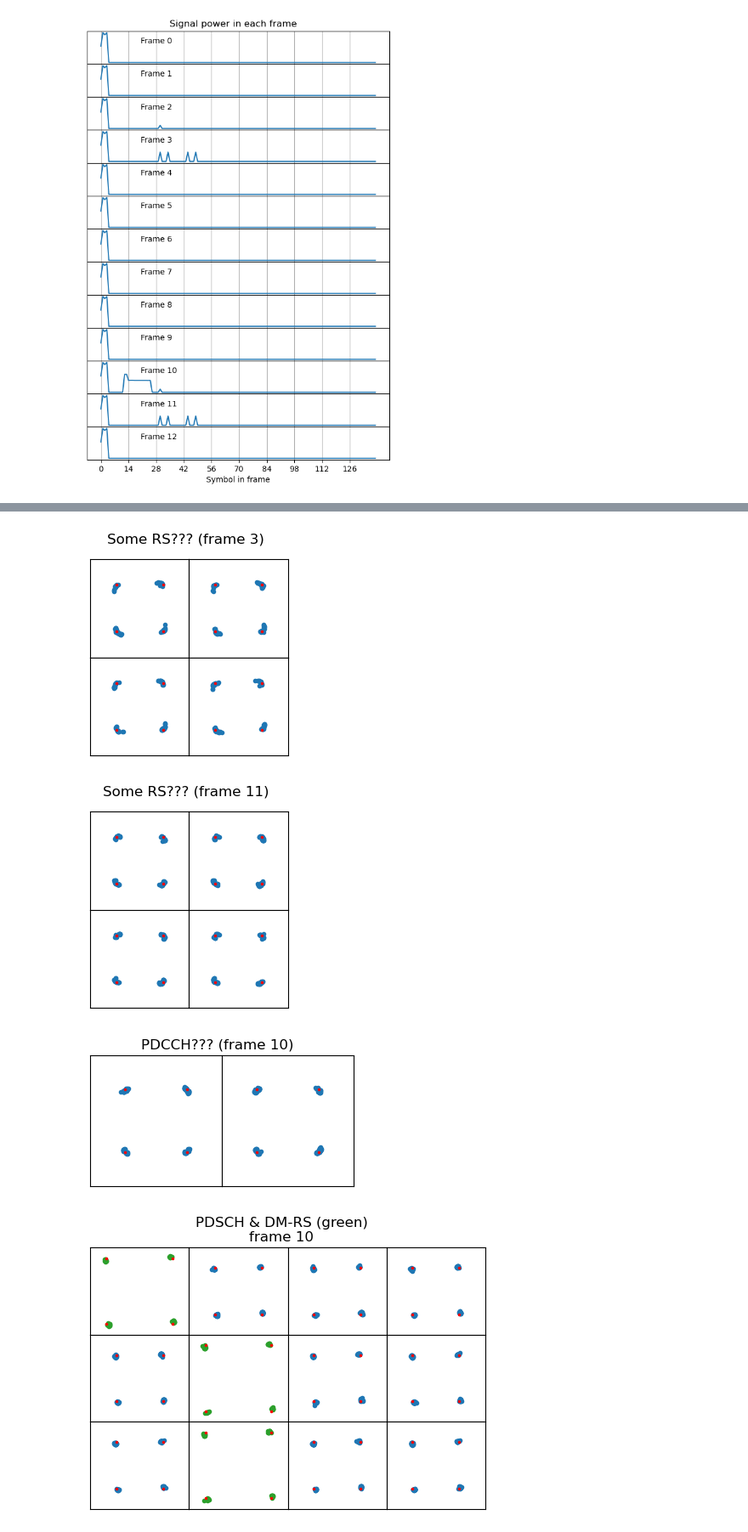
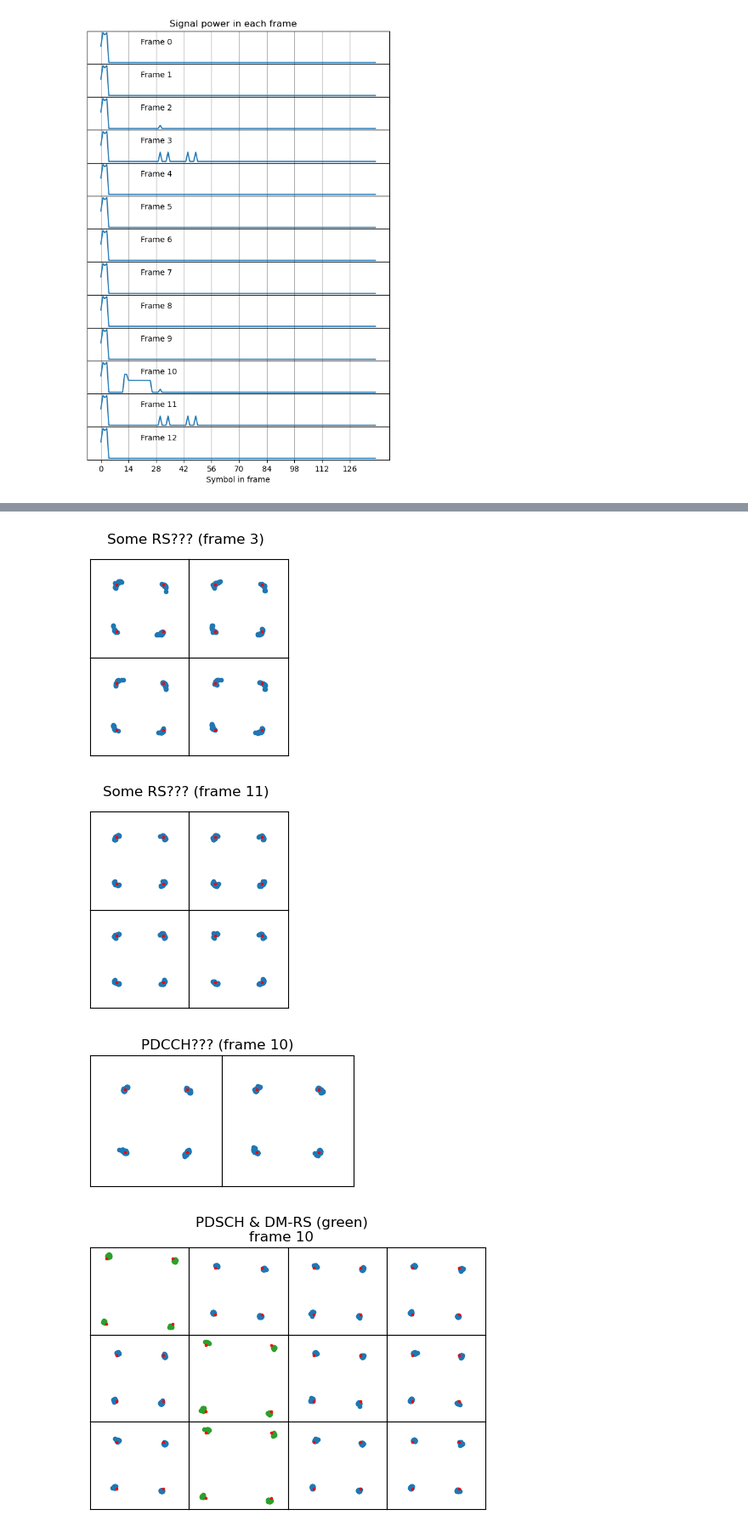
Before and after one commit to daniestevez/jupyter_notebooks, a Jupyter notebook: 5G/5G NR downlink.ipynb, the cells around one changed output, grey strips where cells are left out. Shown at 85% size. Saved outputs shown, nothing was run; the diff lists cells and outputs as text; code cells hidden in the pictures.

```diff
--- a/5G/5G NR downlink.ipynb
+++ b/5G/5G NR downlink.ipynb
@@ -218,19 +239,23 @@ for j in range(Nssblocks):
     pss = symbols[s0, pss_sc_sel] * pss_sequence(NID2)
     sss = symbols[s0 + 2, pss_sc_sel] * sss_sequence(NID1, NID2)
     pbch = np.concatenate([
-        symbols[s0 + 1, Tu//2-120+ssblock_center:Tu//2+120+ssblock_center],
-        symbols[s0 + 2, Tu//2-120+ssblock_center:Tu//2-120+48+ssblock_center],
-        symbols[s0 + 2, Tu//2-120+192+ssblock_center:Tu//2+120+ssblock_center],
-        symbols[s0 + 3, Tu//2-120+ssblock_center:Tu//2+120+ssblock_center],
+        symbols[s0 + 1, Tu//2-120:Tu//2+120],
+        symbols[s0 + 2, Tu//2-120:Tu//2-120+48],
+        symbols[s0 + 2, Tu//2-120+192:Tu//2+120],
+        symbols[s0 + 3, Tu//2-120:Tu//2+120],
     ])
+    pbch_dmrs = pbch[NcellID % 4::4]
+    pbch_dmrs_wipe = pbch_dmrs * np.conjugate(pbch_dmrs_seq)
     axs[j, 0].plot(pss.real, pss.imag, '.')
     axs[j, 1].plot(sss.real, sss.imag, '.')
     axs[j, 2].plot(pbch.real, pbch.imag, '.')
+    axs[j, 2].plot(pbch_dmrs_wipe.real, pbch_dmrs_wipe.imag, '.', color='C2')
     for k in range(2):
         axs[j, k].plot([1], [0], '.', color='red', markersize=3)
     axs[j, 2].plot(np.array([1, 1, -1, -1])/np.sqrt(2),
                    np.array([1, -1, 1, -1])/np.sqrt(2),
                    '.', color='red', markersize=3)
+    axs[j, 2].plot([1], [0], '.', color='red', markersize=3)
 for ax in axs.ravel():
     ax.axis('equal')
     ax.set_xlim(-1.5, 1.5)
@@ -260,7 +290,7 @@ axs[-1].set_xlabel('Symbol in frame');
 [figure]
 # %%
 for k in [2, 10]:
-    s = symbols[k*140+30, 137:437:12]
+    s = symbols[k*140+30, 127:427:12]
     plt.figure(figsize=(3, 3))
     plt.plot(s.real, s.imag, '.')
     plt.title(f'PDCCH DM-RS???\n(frame {k})')
@@ -276,6 +306,6 @@ for k in [2, 10]:
 # %%
 for k in [3, 11]:
-    s = symbols[k*140+30+np.array([0, 4, 14, 18]), 126:426:4]
+    s = symbols[k*140+30+np.array([0, 4, 14, 18]), 116:416:4]
     fig, axs = plt.subplots(2, 2, figsize=(3, 3))
     axs = axs.ravel()
     for j in range(s.shape[0]):
@@ -291,13 +321,13 @@ for k in [3, 11]:
     plt.subplots_adjust(hspace=0, wspace=0)
     plt.suptitle(f'Some RS??? (frame {k})')
 # %% [output]
-[figure, old version]
+[figure, new version]
 [figure]
 # %%
 fig, axs = plt.subplots(1, 2, figsize=(4, 2))
 axs = axs.ravel()
 for j in range(axs.size):
-    s = symbols[10*140+12+j, np.concatenate((np.arange(174, 246), np.arange(318, 390)))]
+    s = symbols[10*140+12+j, np.concatenate((np.arange(164, 236), np.arange(308, 380)))]
     axs[j].plot(s.real, s.imag, '.')
     axs[j].axis('equal')
     axs[j].set_xlim(-1.5, 1.5)
@@ -310,27 +340,27 @@ for j in range(axs.size):
 plt.subplots_adjust(hspace=0, wspace=0)
 plt.suptitle('PDCCH??? (frame 10)');
 # %% [output]
-[figure, old version]
+[figure, new version]
 # %%
-s = symbols[10*140+14+np.arange(12), 138:234]
+s = symbols[10*140+14+np.arange(12), 128:224]
 fig, axs = plt.subplots(3, 4, figsize=(6, 4))
 axs = axs.ravel()
 for j in range(s.shape[0]):
     if j in [0, 5, 9]:
         axs[j].plot(s[j, ::2].real, s[j, ::2].imag, '.', color='C2')
         scale = 1
     else:
         axs[j].plot(s[j].real, s[j].imag, '.')
         scale = 1/np.sqrt(2)
     axs[j].axis('equal')
     axs[j].set_xlim(-1.5, 1.5)
     axs[j].set_ylim(-1.5, 1.5)
     axs[j].set_xticks([])
     axs[j].set_yticks([])
     axs[j].plot(np.array([1, 1, -1, -1])*scale,
                 np.array([1, -1, 1, -1])*scale,
                 '.', color='red', markersize=3)
     plt.subplots_adjust(hspace=0, wspace=0)
 plt.suptitle('PDSCH & DM-RS (green)\nframe 10', y=0.97);
 # %% [output]
-[figure, old version]
+[figure, new version]
```
Also changed, not shown: parts of 24 cells of this notebook.
